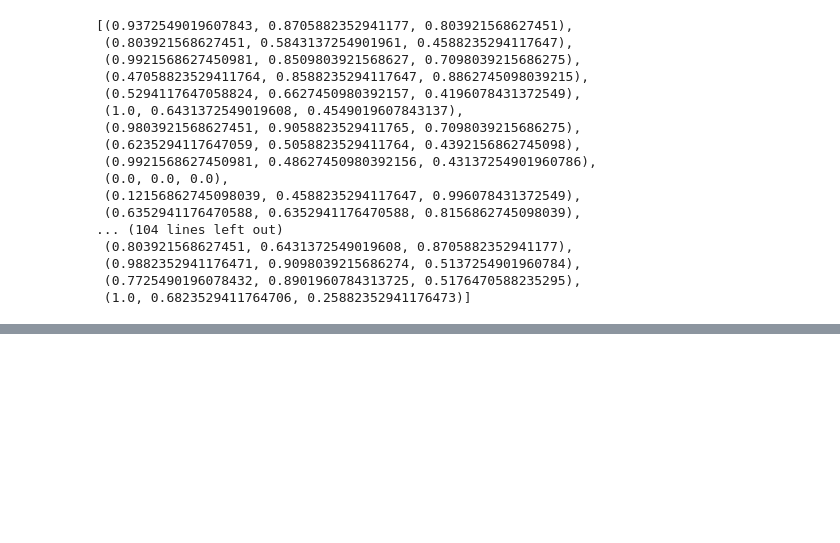
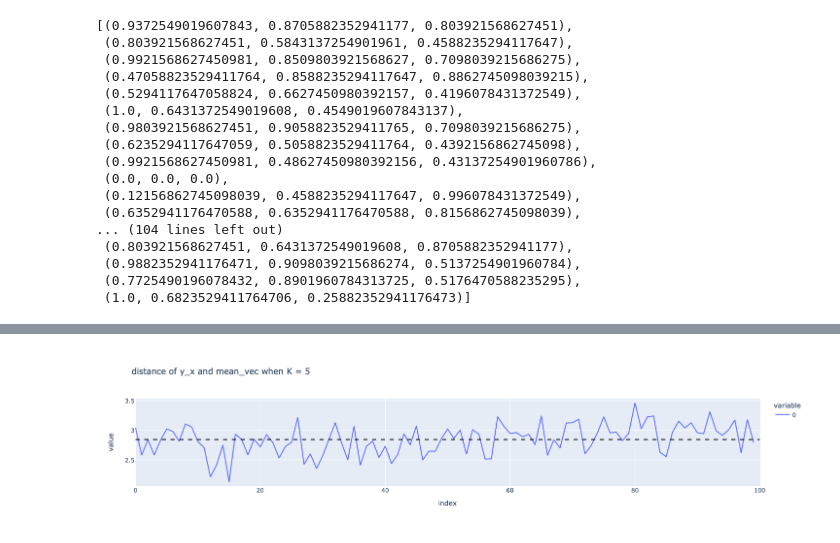
Before and after one commit to gdayjilljiw/ice-pca-hw, a Jupyter notebook: pca-and-ica.ipynb, the cells around one changed output, grey strips where cells are left out. Saved outputs shown, nothing was run; the diff lists cells and outputs as text; code cells hidden in the pictures; blank space fills up the shorter version.

```diff
--- a/pca-and-ica.ipynb
+++ b/pca-and-ica.ipynb
@@ -313,0 +238,7 @@ del_y
+# %%
+pca_test = pd.DataFrame(pca_2.transform(test))
+pca_train = pd.DataFrame(pca_train)
+pca_df = pd.concat([pca_train, pca_test]).reset_index().drop(columns={'index'})
+pca_df_reconstructed = pca_2.inverse_transform(pca_df)
+pca_df_reconstructed
+pca_df
@@ -313,0 +259,10 @@ del_y
+# %%
+# def compute_distance(reconstructed, origdf):
+#     dist_df = pd.DataFrame()
+#     for i in range(reconstructed.shape[0]):
+#         distance = np.abs(np.array(reconstructed)[i] -  np.mean(np.array(origdf), axis=1)[i])
+#         dist_df= pd.concat([dist_df, pd.DataFrame(distance).T])#absolute mean deviation
+#     return dist_df.reset_index().drop(columns='index')
+loss = np.mean(np.absolute(np.array(pca_df_reconstructed) - np.array(normal_sig_data)), axis=1)
+pd.DataFrame(loss)
+pd.DataFrame(np.absolute(np.array(pca_df_reconstructed) - np.array(normal_sig_data)))
@@ -313,0 +289,16 @@ del_y
+# %%
+import plotly.express as px
+# import plotly.graph_objects as go
+
+px.line(loss, title='distance of y_x and mean_vec when K = 5').add_shape(
+    dict(
+        type='line',
+        x0=0,
+        x1=np.max(loss.shape),
+        y0= np.mean(loss),
+        y1=np.mean(loss),
+        line=dict(color='black', width=2, dash ='dash')
+    )
+)
+# %% [output]
+[figure, added]
```
Also changed, not shown: parts of 28 cells of this notebook, 2 other files.
